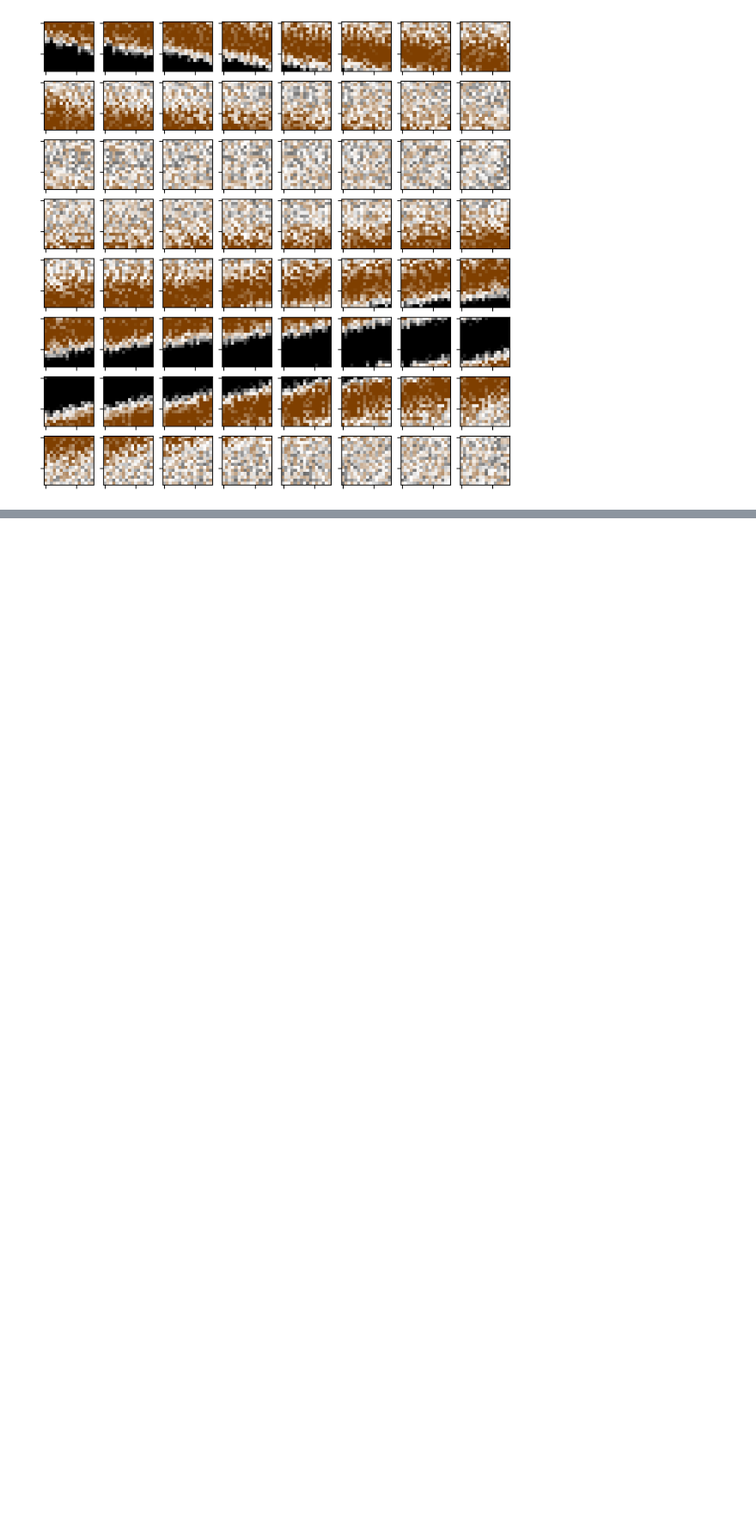
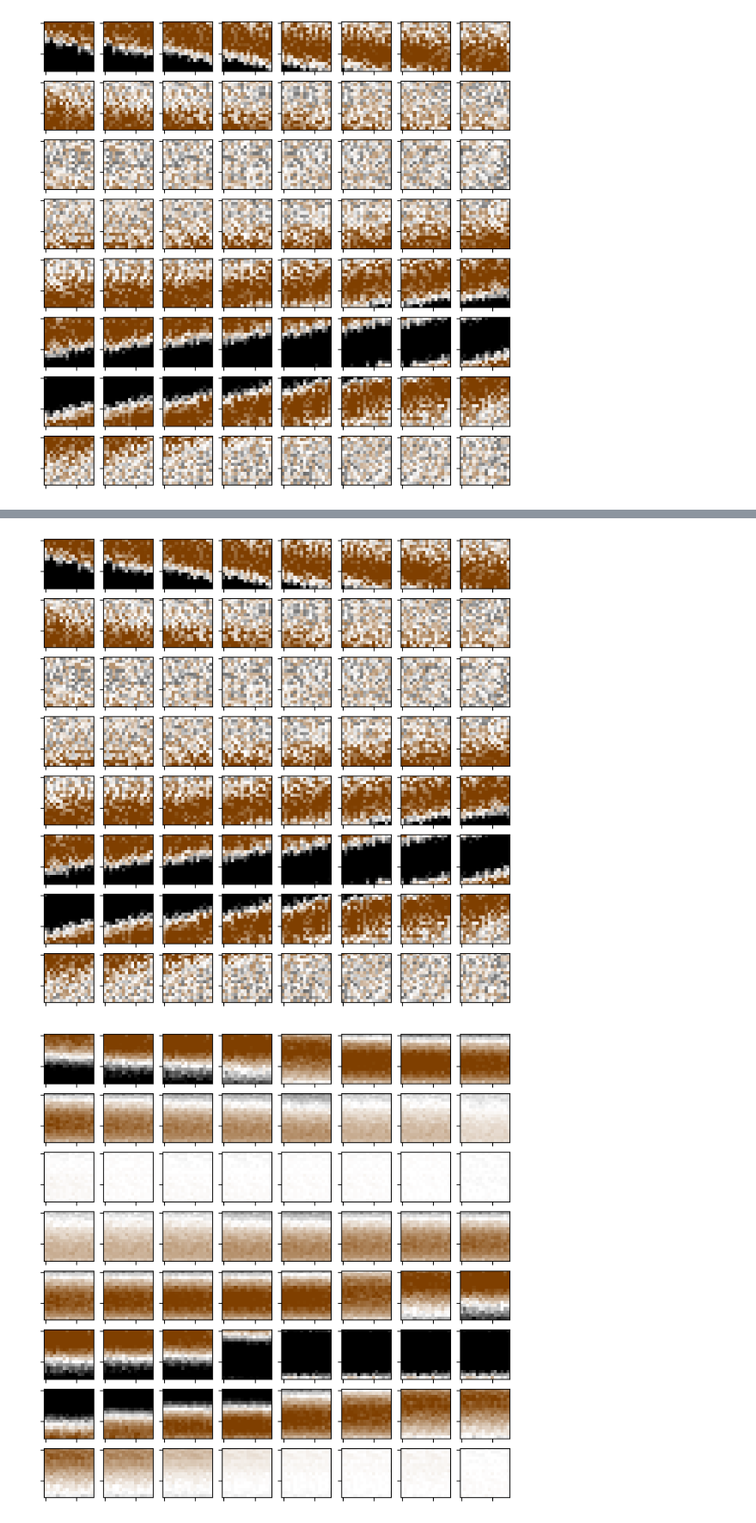
Before and after one commit to chenyk1990/mlnb, a Jupyter notebook: DL_denoise_simple2D_torch.ipynb, the cells around one changed output, grey strips where cells are left out. Shown at 86% size. Cells and saved outputs as stored; diff of their text form; code cells hidden in the pictures; blank space fills up the shorter version.

```diff
--- a/DL_denoise_simple2D_torch.ipynb
+++ b/DL_denoise_simple2D_torch.ipynb
@@ -213,0 +432,19 @@ plt.show()
+# %%
+# plot clean patches
+plt.figure(figsize=(8,8))
+for ii in range(64):
+            ax=plt.subplot(8,8,ii+1)
+            plt.imshow(Xnoisy[3200+ii,:].reshape(16,16,order='F'),cmap=cseis(),clim=(-0.5,0.5),aspect='auto');
+            plt.setp(ax.get_xticklabels(), visible=False);plt.setp(ax.get_yticklabels(), visible=False);
+plt.show()
+
+# plot noisy patches
+plt.figure(figsize=(8,8))
+for ii in range(64):
+            ax=plt.subplot(8,8,ii+1)
+            plt.imshow(Xout[3200+ii,:].reshape(16,16,order='F'),cmap=cseis(),clim=(-0.5,0.5),aspect='auto');
+            plt.setp(ax.get_xticklabels(), visible=False);plt.setp(ax.get_yticklabels(), visible=False);
+plt.show()
+# %% [output]
+[figure, added]
+[figure, added]
```
Also changed, not shown: parts of 5 cells of this notebook, 1 other file.
